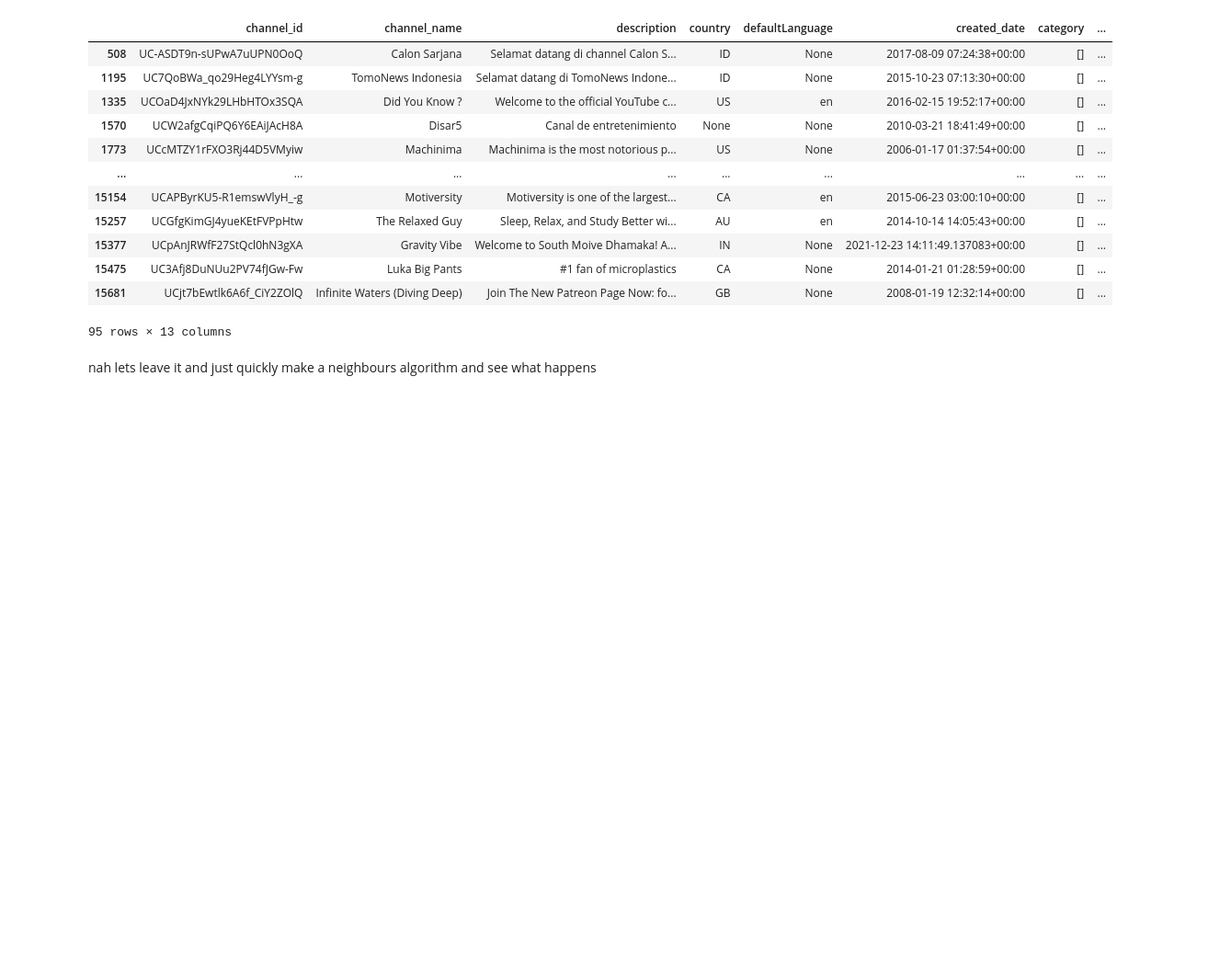
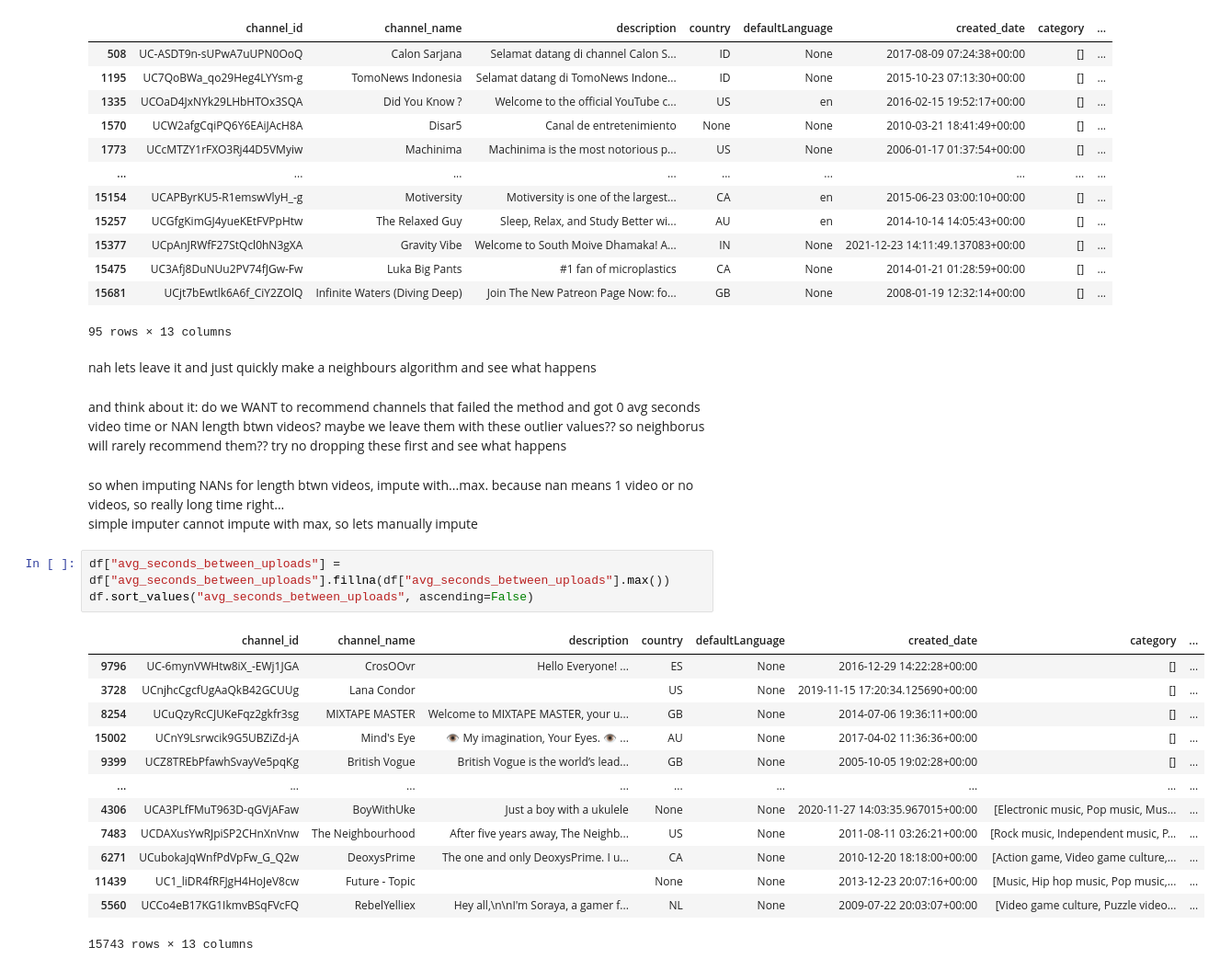
Before and after one commit to ricd99/ytrec, a Jupyter notebook: notebooks/EDA.ipynb, the cells around one changed output. Shown at 92% size. Cells and saved outputs as stored; diff of their text form; blank space fills up the shorter version.

```diff
--- a/notebooks/EDA.ipynb
+++ b/notebooks/EDA.ipynb
@@ -242,3 +243,25 @@ df[df["category"].apply(lambda x: len(x) == 0)]
 95 rows × 13 columns
 # %% [markdown]
 nah lets leave it and just quickly make a neighbours algorithm and see what happens
+# %% [markdown]
+and think about it: do we WANT to recommend channels that failed the method and got 0 avg seconds video time or NAN length btwn videos? maybe we leave them with these outlier values?? so neighborus will rarely recommend them?? try no dropping these first and see what happens
+# %% [markdown]
+so when imputing NANs for length btwn videos, impute with...max. because nan means 1 video or no videos, so really long time right...
+simple imputer cannot impute with max, so lets manually impute
+# %%
+df["avg_seconds_between_uploads"] = df["avg_seconds_between_uploads"].fillna(df["avg_seconds_between_uploads"].max())
+df.sort_values("avg_seconds_between_uploads", ascending=False)
+# %% [output]
+|  | channel_id | channel_name | description | country | defaultLanguage | created_date | category | ... |
+| 9796 | UC-6mynVWHtw8iX_-EWj1JGA | CrosOOvr | Hello Everyone! ... | ES | None | 2016-12-29 14:22:28+00:00 | [] | ... |
+| 3728 | UCnjhcCgcfUgAaQkB42GCUUg | Lana Condor |  | US | None | 2019-11-15 17:20:34.125690+00:00 | [] | ... |
+| 8254 | UCuQzyRcCJUKeFqz2gkfr3sg | MIXTAPE MASTER | Welcome to MIXTAPE MASTER, your u... | GB | None | 2014-07-06 19:36:11+00:00 | [] | ... |
+| 15002 | UCnY9Lsrwcik9G5UBZiZd-jA | Mind's Eye | 👁️ My imagination, Your Eyes. 👁️ ... | AU | None | 2017-04-02 11:36:36+00:00 | [] | ... |
+| 9399 | UCZ8TREbPfawhSvayVe5pqKg | British Vogue | British Vogue is the world’s lead... | GB | None | 2005-10-05 19:02:28+00:00 | [] | ... |
+| ... | ... | ... | ... | ... | ... | ... | ... | ... |
+| 4306 | UCA3PLfFMuT963D-qGVjAFaw | BoyWithUke | Just a boy with a ukulele | None | None | 2020-11-27 14:03:35.967015+00:00 | [Electronic music, Pop music, Mus... | ... |
+| 7483 | UCDAXusYwRJpiSP2CHnXnVnw | The Neighbourhood | After five years away, The Neighb... | US | None | 2011-08-11 03:26:21+00:00 | [Rock music, Independent music, P... | ... |
+| 6271 | UCubokaJqWnfPdVpFw_G_Q2w | DeoxysPrime | The one and only DeoxysPrime. I u... | CA | None | 2010-12-20 18:18:00+00:00 | [Action game, Video game culture,... | ... |
+| 11439 | UC1_liDR4fRFJgH4HoJeV8cw | Future - Topic |  | None | None | 2013-12-23 20:07:16+00:00 | [Music, Hip hop music, Pop music,... | ... |
+| 5560 | UCCo4eB17KG1IkmvBSqFVcFQ | RebelYelliex | Hey all,\n\nI'm Soraya, a gamer f... | NL | None | 2009-07-22 20:03:07+00:00 | [Video game culture, Puzzle video... | ... |
+15743 rows × 13 columns
```
Also changed, not shown: parts of 3 cells of this notebook.
